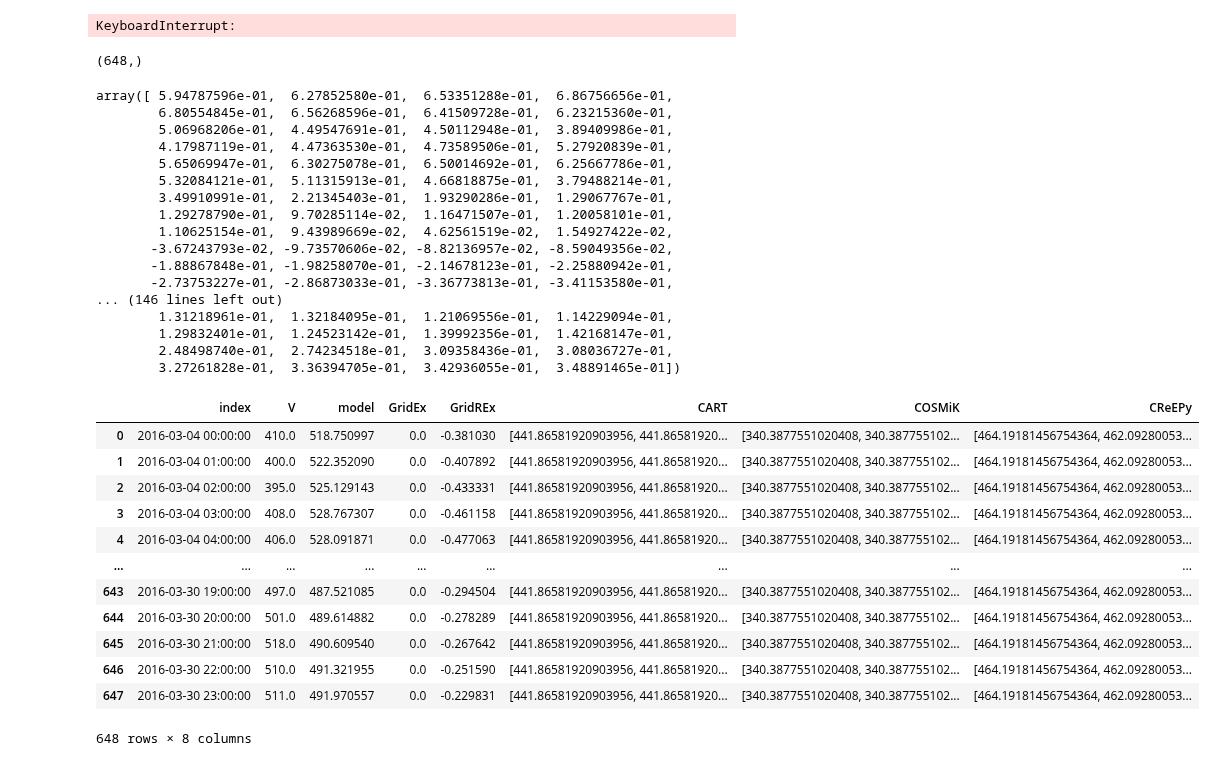
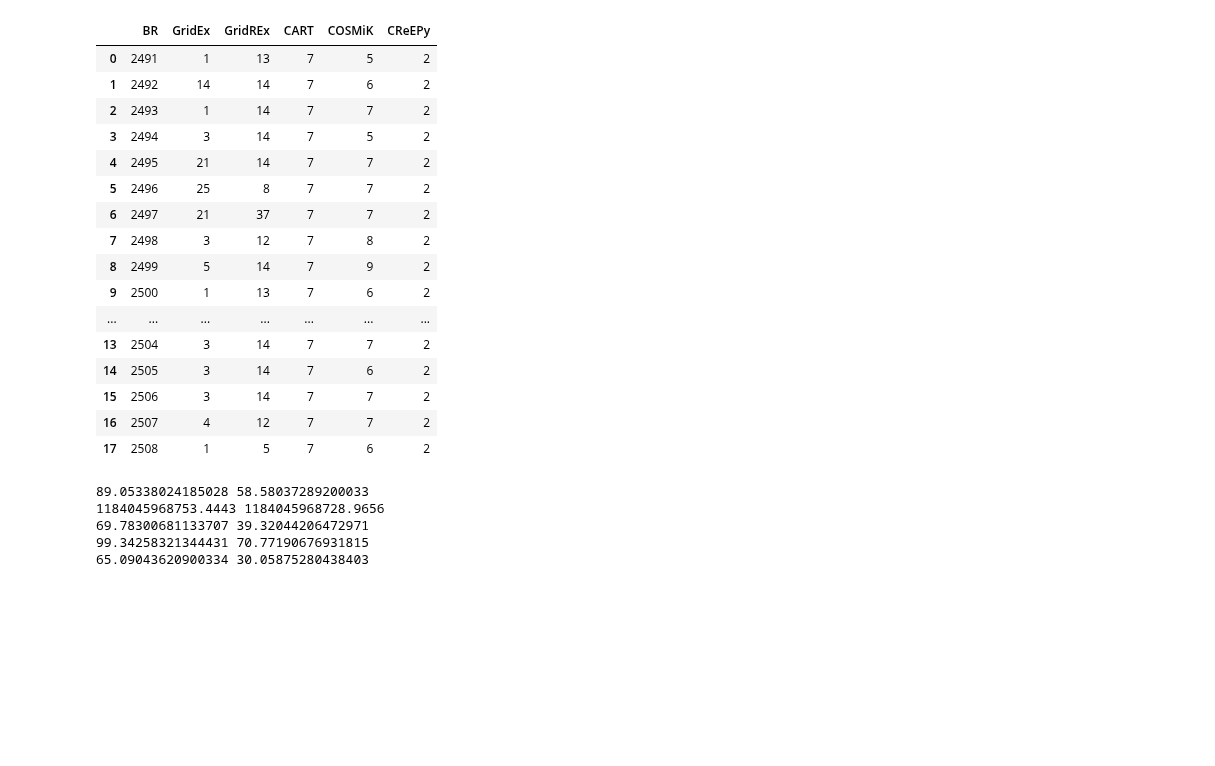
Before and after one commit to psykei/psyke-python, a Jupyter notebook: demo/DemoRegressionScaled.ipynb, the cells around one changed output. Saved outputs shown, nothing was run; the diff lists cells and outputs as text; code cells hidden in the pictures; blank space fills up the shorter version.

```diff
--- a/demo/DemoRegressionScaled.ipynb
+++ b/demo/DemoRegressionScaled.ipynb
@@ -84,7 +86,7 @@ for testB in TESTB:
     model = KNN(200, weights='distance', p=1).fit(scaledTrain.iloc[:, :-1], scaledTrain.iloc[:, -1])
     #dump(model, f"models/RF/{k}_{name}_{testB}.joblib")
     predicted['model'] += list(model.predict(scaledTest) * s + m)
-    break
+
     for name, fun in zip(extractors, [gridex, gridrex, cart, cosmik, creepy]):
         print(name)
         #if name in ['GridREx', 'CART', 'COSMiK']:
@@ -93,6 +95,5 @@ for testB in TESTB:
         predicted[name] += list(pred)
         rules[name].append(n)
         missed[name].append(miss)
-    break
 # %% [output]
 2491
@@ -99,8 +115,0 @@ for testB in TESTB:
-# %%
-ranked = FeatureRanker(train.columns).fit(model, train.iloc[:, :-1]).rankings()
-CART = Extractor.gridex(model, Grid(1, AdaptiveStrategy(ranked, [(0.6, 1)])),
-                              threshold=5, min_examples=1, normalization=normalization)
-CART.extract(scaledTrain)
-p = CART.predict(scaledTest)
-# %% [output]
-KeyboardInterrupt:
@@ -109,24 +115,0 @@ CART.normalization
-# %%
-np.array(p).shape
-# %% [output]
-(648,)
-# %%
-model.predict(scaledTest)
-# %% [output]
-array([ 5.94787596e-01,  6.27852580e-01,  6.53351288e-01,  6.86756656e-01,
-        6.80554845e-01,  6.56268596e-01,  6.41509728e-01,  6.23215360e-01,
-        5.06968206e-01,  4.49547691e-01,  4.50112948e-01,  3.89409986e-01,
-        4.17987119e-01,  4.47363530e-01,  4.73589506e-01,  5.27920839e-01,
-        5.65069947e-01,  6.30275078e-01,  6.50014692e-01,  6.25667786e-01,
-        5.32084121e-01,  5.11315913e-01,  4.66818875e-01,  3.79488214e-01,
-        3.49910991e-01,  2.21345403e-01,  1.93290286e-01,  1.29067767e-01,
-        1.29278790e-01,  9.70285114e-02,  1.16471507e-01,  1.20058101e-01,
-        1.10625154e-01,  9.43989669e-02,  4.62561519e-02,  1.54927422e-02,
-       -3.67243793e-02, -9.73570606e-02, -8.82136957e-02, -8.59049356e-02,
-       -1.88867848e-01, -1.98258070e-01, -2.14678123e-01, -2.25880942e-01,
-       -2.73753227e-01, -2.86873033e-01, -3.36773813e-01, -3.41153580e-01,
-... (146 lines left out)
-        1.31218961e-01,  1.32184095e-01,  1.21069556e-01,  1.14229094e-01,
-        1.29832401e-01,  1.24523142e-01,  1.39992356e-01,  1.42168147e-01,
-        2.48498740e-01,  2.74234518e-01,  3.09358436e-01,  3.08036727e-01,
-        3.27261828e-01,  3.36394705e-01,  3.42936055e-01,  3.48891465e-01])
@@ -133,16 +120,20 @@ array([ 5.94787596e-01,  6.27852580e-01,  6.53351288e-01,  6.86756656e-01,
 # %%
-pd.DataFrame(predicted)
+pd.DataFrame(rules)
 # %% [output]
-|  | index | V | model | GridEx | GridREx | CART | COSMiK | CReEPy |
-| 0 | 2016-03-04 00:00:00 | 410.0 | 518.750997 | 0.0 | -0.381030 | [441.86581920903956, 441.86581920... | [340.3877551020408, 340.387755102... | [464.19181456754364, 462.09280053... |
-| 1 | 2016-03-04 01:00:00 | 400.0 | 522.352090 | 0.0 | -0.407892 | [441.86581920903956, 441.86581920... | [340.3877551020408, 340.387755102... | [464.19181456754364, 462.09280053... |
-| 2 | 2016-03-04 02:00:00 | 395.0 | 525.129143 | 0.0 | -0.433331 | [441.86581920903956, 441.86581920... | [340.3877551020408, 340.387755102... | [464.19181456754364, 462.09280053... |
-| 3 | 2016-03-04 03:00:00 | 408.0 | 528.767307 | 0.0 | -0.461158 | [441.86581920903956, 441.86581920... | [340.3877551020408, 340.387755102... | [464.19181456754364, 462.09280053... |
-| 4 | 2016-03-04 04:00:00 | 406.0 | 528.091871 | 0.0 | -0.477063 | [441.86581920903956, 441.86581920... | [340.3877551020408, 340.387755102... | [464.19181456754364, 462.09280053... |
-| ... | ... | ... | ... | ... | ... | ... | ... | ... |
-| 643 | 2016-03-30 19:00:00 | 497.0 | 487.521085 | 0.0 | -0.294504 | [441.86581920903956, 441.86581920... | [340.3877551020408, 340.387755102... | [464.19181456754364, 462.09280053... |
-| 644 | 2016-03-30 20:00:00 | 501.0 | 489.614882 | 0.0 | -0.278289 | [441.86581920903956, 441.86581920... | [340.3877551020408, 340.387755102... | [464.19181456754364, 462.09280053... |
-| 645 | 2016-03-30 21:00:00 | 518.0 | 490.609540 | 0.0 | -0.267642 | [441.86581920903956, 441.86581920... | [340.3877551020408, 340.387755102... | [464.19181456754364, 462.09280053... |
-| 646 | 2016-03-30 22:00:00 | 510.0 | 491.321955 | 0.0 | -0.251590 | [441.86581920903956, 441.86581920... | [340.3877551020408, 340.387755102... | [464.19181456754364, 462.09280053... |
-| 647 | 2016-03-30 23:00:00 | 511.0 | 491.970557 | 0.0 | -0.229831 | [441.86581920903956, 441.86581920... | [340.3877551020408, 340.387755102... | [464.19181456754364, 462.09280053... |
+|  | BR | GridEx | GridREx | CART | COSMiK | CReEPy |
+| 0 | 2491 | 1 | 13 | 7 | 5 | 2 |
+| 1 | 2492 | 14 | 14 | 7 | 6 | 2 |
+| 2 | 2493 | 1 | 14 | 7 | 7 | 2 |
+| 3 | 2494 | 3 | 14 | 7 | 5 | 2 |
+| 4 | 2495 | 21 | 14 | 7 | 7 | 2 |
+| 5 | 2496 | 25 | 8 | 7 | 7 | 2 |
+| 6 | 2497 | 21 | 37 | 7 | 7 | 2 |
+| 7 | 2498 | 3 | 12 | 7 | 8 | 2 |
+| 8 | 2499 | 5 | 14 | 7 | 9 | 2 |
+| 9 | 2500 | 1 | 13 | 7 | 6 | 2 |
+| ... | ... | ... | ... | ... | ... | ... |
+| 13 | 2504 | 3 | 14 | 7 | 7 | 2 |
+| 14 | 2505 | 3 | 14 | 7 | 6 | 2 |
+| 15 | 2506 | 3 | 14 | 7 | 7 | 2 |
+| 16 | 2507 | 4 | 12 | 7 | 7 | 2 |
+| 17 | 2508 | 1 | 5 | 7 | 6 | 2 |
-648 rows × 8 columns
@@ -161,0 +140,10 @@ p.describe()
+# %%
+p = pd.DataFrame(predicted)
+for e in extractors:
+    print(abs(p.V - p[e]).mean(), abs(p.model - p[e]).mean())
+# %% [output]
+89.05338024185028 58.58037289200033
+1184045968753.4443 1184045968728.9656
+69.78300681133707 39.32044206472971
+99.34258321344431 70.77190676931815
+65.09043620900334 30.05875280438403
```
Also changed, not shown: parts of 14 cells of this notebook, 1 other file.
